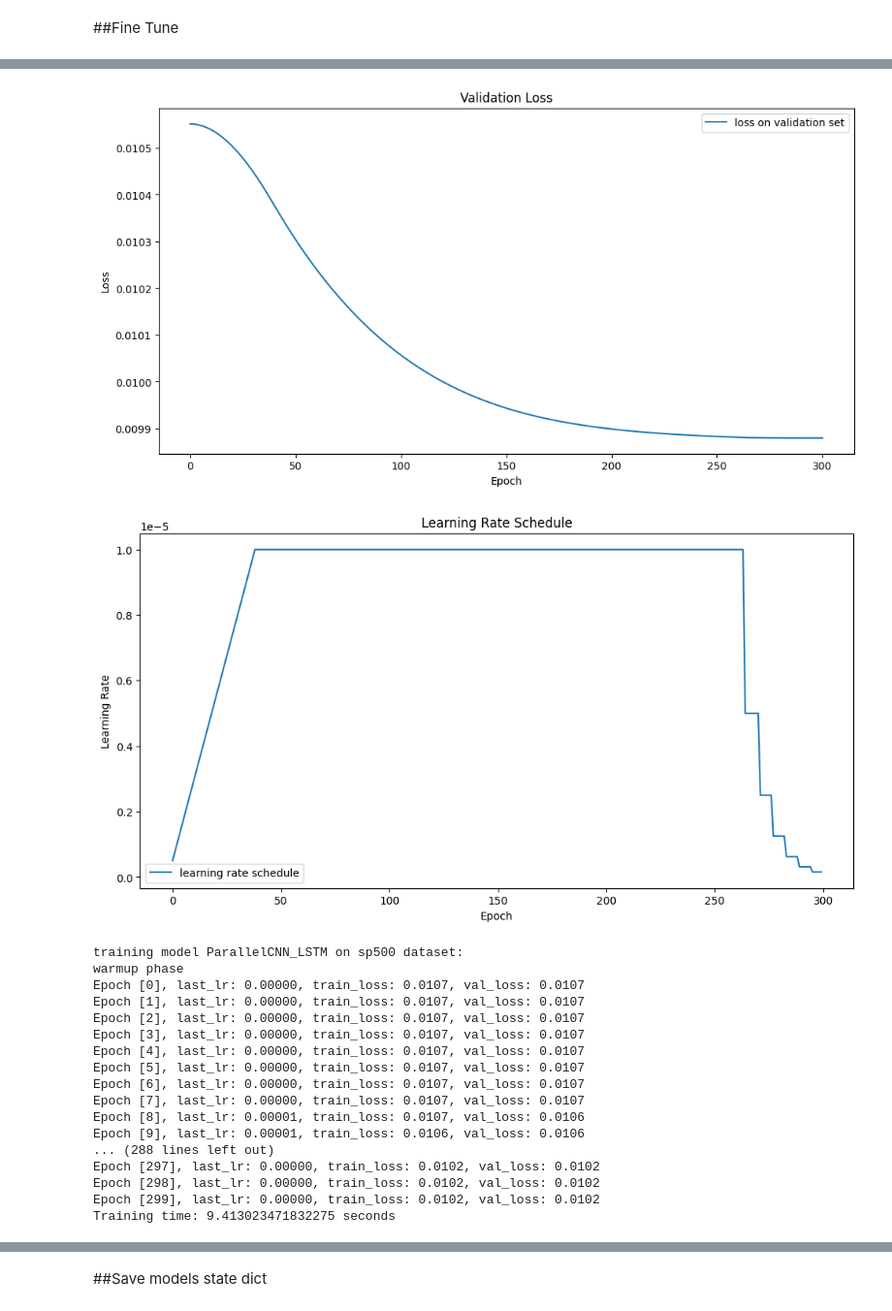
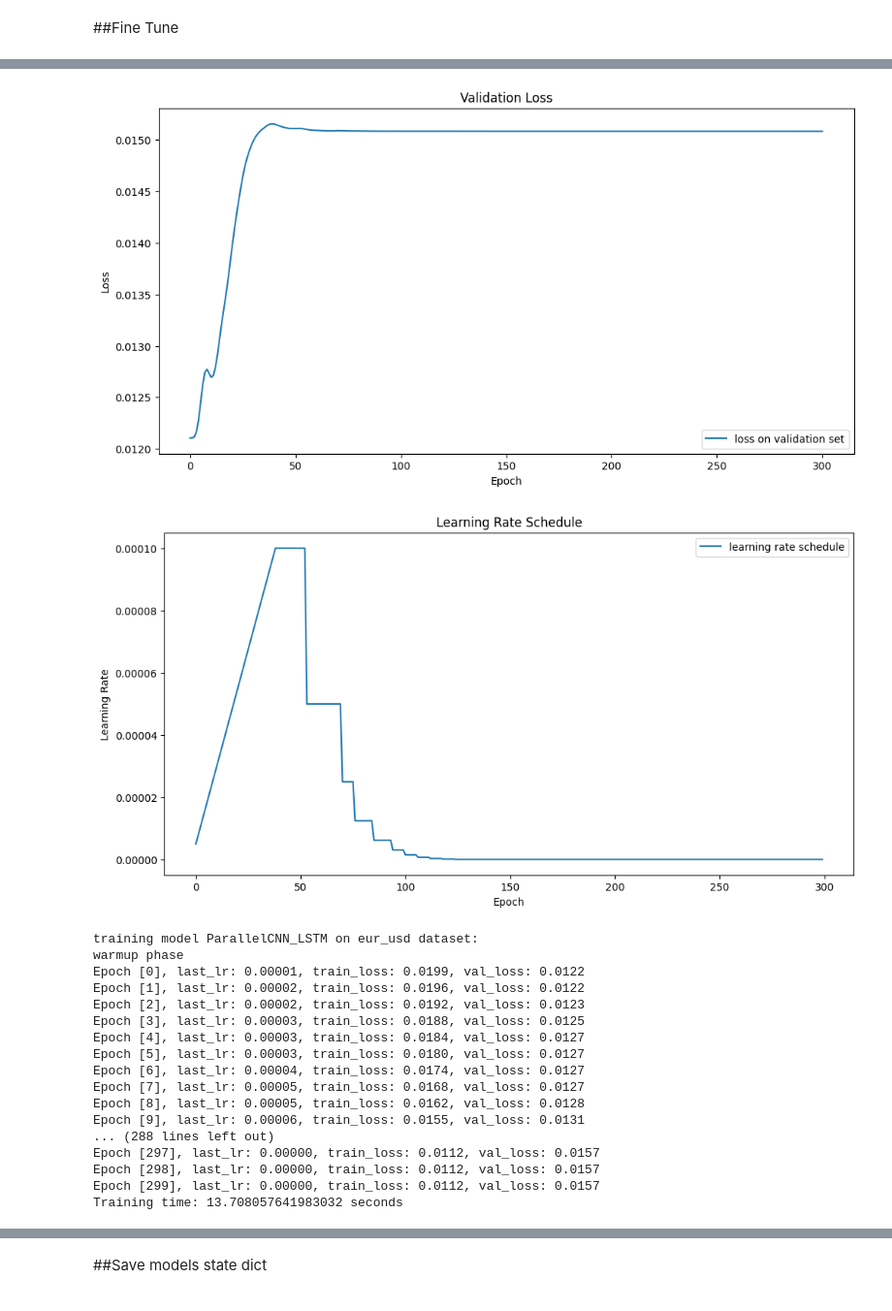
Before and after one commit to andreadamiano/Arbitrated-Dynamic-Ensemble, a Jupyter notebook: Project_code/CNN LSTM/CNN LSTM model.ipynb, the cells around one changed output, grey strips where cells are left out. Shown at 97% size. Saved outputs shown, nothing was run; the diff lists cells and outputs as text; code cells hidden in the pictures.

```diff
--- a/Project_code/CNN LSTM/CNN LSTM model.ipynb
+++ b/Project_code/CNN LSTM/CNN LSTM model.ipynb
@@ -694,8 +650,8 @@ models = [LSTM_model, CNN_model, parallelCNNLSTM_model, LSTM_CNN_model]
 
 for name, _ in datasets.items():
 
-    # if name == 'eur_usd':
-    #     continue
+    if name == 'sp500':
+        continue
 
     for model in models:
         print(f"training model {model[name].__class__.__name__} on {name} dataset:")
@@ -725,7 +681,7 @@ for name, _ in datasets.items():
 
         start_time = time.time()
         if name == 'sp500':
-            history += fit(epochs, max_lr, model[name], train_val_loader[name], val_loader[name], warmup_epochs, weight_decay, grad_clip, opt_func)
+            history += fit(epochs, max_lr, model[name], train_loader[name], val_loader[name], warmup_epochs, weight_decay, grad_clip, opt_func)
         elif name == 'eur_usd':
             history += fit(epochs, max_lr, model[name], train_loader[name], val_loader[name], warmup_epochs, weight_decay, grad_clip, opt_func)
         end_time = time.time()
@@ -832,2 +728,10 @@ Training time: 21.44645071029663 seconds
 # %% [markdown]
 ##Fine Tune
+# %%
+name = 'eur_usd'
+models = [LSTM_model, CNN_model, parallelCNNLSTM_model, LSTM_CNN_model]
+
+for model in models:
+    print(model[name].__class__.__name__)
+    for pname, param in model[name].named_parameters():
+        print(pname)
@@ -926,7 +849,7 @@ models = [LSTM_model, CNN_model, parallelCNNLSTM_model, LSTM_CNN_model]
 
 for name, _ in datasets.items():
 
-    if name == 'eur_usd':
+    if name == 'sp500':
         continue
 
     for model in models:
@@ -941,17 +864,23 @@ for name, _ in datasets.items():
 
             # freeze early layers (everything except 'fc' layers)
             for pname, param in model[name].named_parameters():
-                if 'fc' not in pname:  # adjust this condition based on your architecture
+                if 'fc' in pname:  # adjust this condition based on your architecture
+                    param.requires_grad = True
+                elif "cnn.7" in pname:
+                    param.requires_grad = True
+                else:
                     param.requires_grad = False
 
 
         elif (model[name] == LSTM_model[name]):
-            epochs = 300
+            epochs = 0
             warmup_epochs = 30
 
             # freeze early layers (everything except 'fc' layers)
             for pname, param in model[name].named_parameters():
-                if 'fc' not in pname:  # adjust this condition based on your architecture
+                if 'fc' in pname:  # adjust this condition based on your architecture
+                    param.requires_grad = True
+                else:
                     param.requires_grad = False
 
         elif(model[name] == CNN_model[name]):
@@ -960,7 +889,11 @@ for name, _ in datasets.items():
 
             # freeze early layers (everything except 'fc' layers)
             for pname, param in model[name].named_parameters():
-                if 'fc' not in pname:  # adjust this condition based on your architecture
+                if 'fc' in pname:  # adjust this condition based on your architecture
+                    param.requires_grad = True
+                elif "cnn.7" in pname:
+                    param.requires_grad = True
+                else:
                     param.requires_grad = False
 
         elif(model[name] ==LSTM_CNN_model[name]):
@@ -968,22 +901,26 @@ for name, _ in datasets.items():
             epochs = 300
 
            # Freeze LSTM and CNN layers
-            if "lstm" in pname or "cnn.0" in pname or "cnn.3" in pname:
+            if "cnn.0" in pname or "cnn.3" in pname:
                 param.requires_grad = False
             # Unfreeze Linear layers
             elif "cnn.7" in pname or "cnn.9" in pname:
                 param.requires_grad = True
+            elif "lstm.fc" in pname:
+                param.requires_grad = False
+            else:
+                param.requires_grad = False
 
 
         # max_lr = 0.001
-        max_lr = 1e-5
+        max_lr = 1e-4
         grad_clip = None
         weight_decay = 1e-3
         opt_func = torch.optim.Adam
 
 
         start_time = time.time()
-        history += fit(epochs, max_lr, model[name], val_loader[name], val_loader[name], warmup_epochs, weight_decay, grad_clip, opt_func)
+        history += fit(epochs, max_lr, model[name], train_loader[name], val_loader[name], warmup_epochs, weight_decay, grad_clip, opt_func)
         end_time = time.time()
         print(f"Training time: {end_time - start_time} seconds")
 
@@ -1047,19 +969,19 @@ Training time: 6.285944700241089 seconds
-[figure, old version]
+[figure, new version]
-[figure, old version]
+[figure, new version]
-training model ParallelCNN_LSTM on sp500 dataset:
+training model ParallelCNN_LSTM on eur_usd dataset:
 warmup phase
-Epoch [0], last_lr: 0.00000, train_loss: 0.0107, val_loss: 0.0107
-Epoch [1], last_lr: 0.00000, train_loss: 0.0107, val_loss: 0.0107
-Epoch [2], last_lr: 0.00000, train_loss: 0.0107, val_loss: 0.0107
-Epoch [3], last_lr: 0.00000, train_loss: 0.0107, val_loss: 0.0107
-Epoch [4], last_lr: 0.00000, train_loss: 0.0107, val_loss: 0.0107
-Epoch [5], last_lr: 0.00000, train_loss: 0.0107, val_loss: 0.0107
-Epoch [6], last_lr: 0.00000, train_loss: 0.0107, val_loss: 0.0107
-Epoch [7], last_lr: 0.00000, train_loss: 0.0107, val_loss: 0.0107
-Epoch [8], last_lr: 0.00001, train_loss: 0.0107, val_loss: 0.0106
-Epoch [9], last_lr: 0.00001, train_loss: 0.0106, val_loss: 0.0106
+Epoch [0], last_lr: 0.00001, train_loss: 0.0199, val_loss: 0.0122
+Epoch [1], last_lr: 0.00002, train_loss: 0.0196, val_loss: 0.0122
+Epoch [2], last_lr: 0.00002, train_loss: 0.0192, val_loss: 0.0123
+Epoch [3], last_lr: 0.00003, train_loss: 0.0188, val_loss: 0.0125
+Epoch [4], last_lr: 0.00003, train_loss: 0.0184, val_loss: 0.0127
+Epoch [5], last_lr: 0.00003, train_loss: 0.0180, val_loss: 0.0127
+Epoch [6], last_lr: 0.00004, train_loss: 0.0174, val_loss: 0.0127
+Epoch [7], last_lr: 0.00005, train_loss: 0.0168, val_loss: 0.0127
+Epoch [8], last_lr: 0.00005, train_loss: 0.0162, val_loss: 0.0128
+Epoch [9], last_lr: 0.00006, train_loss: 0.0155, val_loss: 0.0131
 ... (288 lines left out)
-Epoch [297], last_lr: 0.00000, train_loss: 0.0102, val_loss: 0.0102
-Epoch [298], last_lr: 0.00000, train_loss: 0.0102, val_loss: 0.0102
-Epoch [299], last_lr: 0.00000, train_loss: 0.0102, val_loss: 0.0102
-Training time: 9.413023471832275 seconds
+Epoch [297], last_lr: 0.00000, train_loss: 0.0112, val_loss: 0.0157
+Epoch [298], last_lr: 0.00000, train_loss: 0.0112, val_loss: 0.0157
+Epoch [299], last_lr: 0.00000, train_loss: 0.0112, val_loss: 0.0157
+Training time: 13.708057641983032 seconds
```
Also changed, not shown: parts of 9 cells of this notebook, 4 other files.
